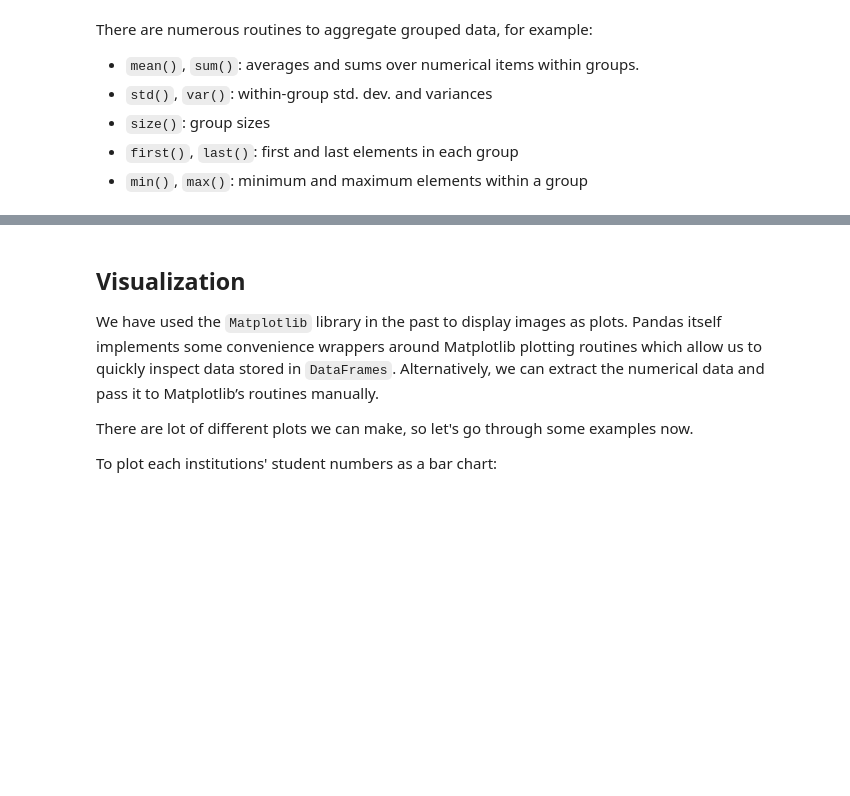
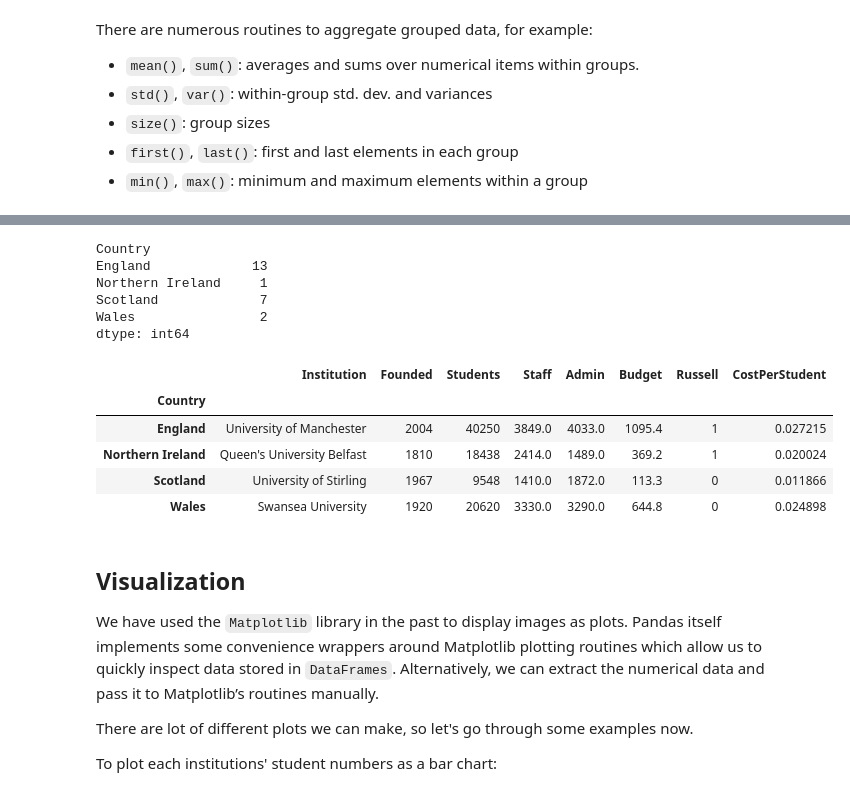
Before and after one commit to gormes-EPIC/Lab5_Pandas, a Jupyter notebook: DSF24_PandasNotes.ipynb, the cells around one changed output, grey strips where cells are left out. Saved outputs shown, nothing was run; the diff lists cells and outputs as text; code cells hidden in the pictures; blank space fills up the shorter version.

```diff
--- a/DSF24_PandasNotes.ipynb
+++ b/DSF24_PandasNotes.ipynb
@@ -569,6 +651,8 @@ added flexibility of pandas becomes obvious once we want to apply these function
 i.e., groups, which we can define based on values or index labels.
 
 For example, we can easily group our universities by country:
+# %%
+groups = df.groupby('Country')
 # %% [markdown]
 Here `groups` is a special pandas objects which can subsequently be used to process group-specific data.
 To compute the group-wise averages, we can simply run
@@ -616,3 +686,21 @@ dtype: int64
+# %%
+groups.size()
+# %% [output]
+Country
+England             13
+Northern Ireland     1
+Scotland             7
+Wales                2
+dtype: int64
+# %%
+groups.first()
+# %% [output]
+|  | Institution | Founded | Students | Staff | Admin | Budget | Russell | CostPerStudent |
+| Country |  |  |  |  |  |  |  |  |
+| England | University of Manchester | 2004 | 40250 | 3849.0 | 4033.0 | 1095.4 | 1 | 0.027215 |
+| Northern Ireland | Queen's University Belfast | 1810 | 18438 | 2414.0 | 1489.0 | 369.2 | 1 | 0.020024 |
+| Scotland | University of Stirling | 1967 | 9548 | 1410.0 | 1872.0 | 113.3 | 0 | 0.011866 |
+| Wales | Swansea University | 1920 | 20620 | 3330.0 | 3290.0 | 644.8 | 0 | 0.024898 |
 # %% [markdown]
 ## Visualization
 We have used the `Matplotlib` library in the past to display images as plots. Pandas itself implements some convenience wrappers around Matplotlib plotting routines which allow us to quickly inspect data stored in `DataFrames`. Alternatively, we can extract the numerical data and pass it to Matplotlib’s routines manually.
```
Also changed, not shown: parts of 86 cells of this notebook, 1 other file.
